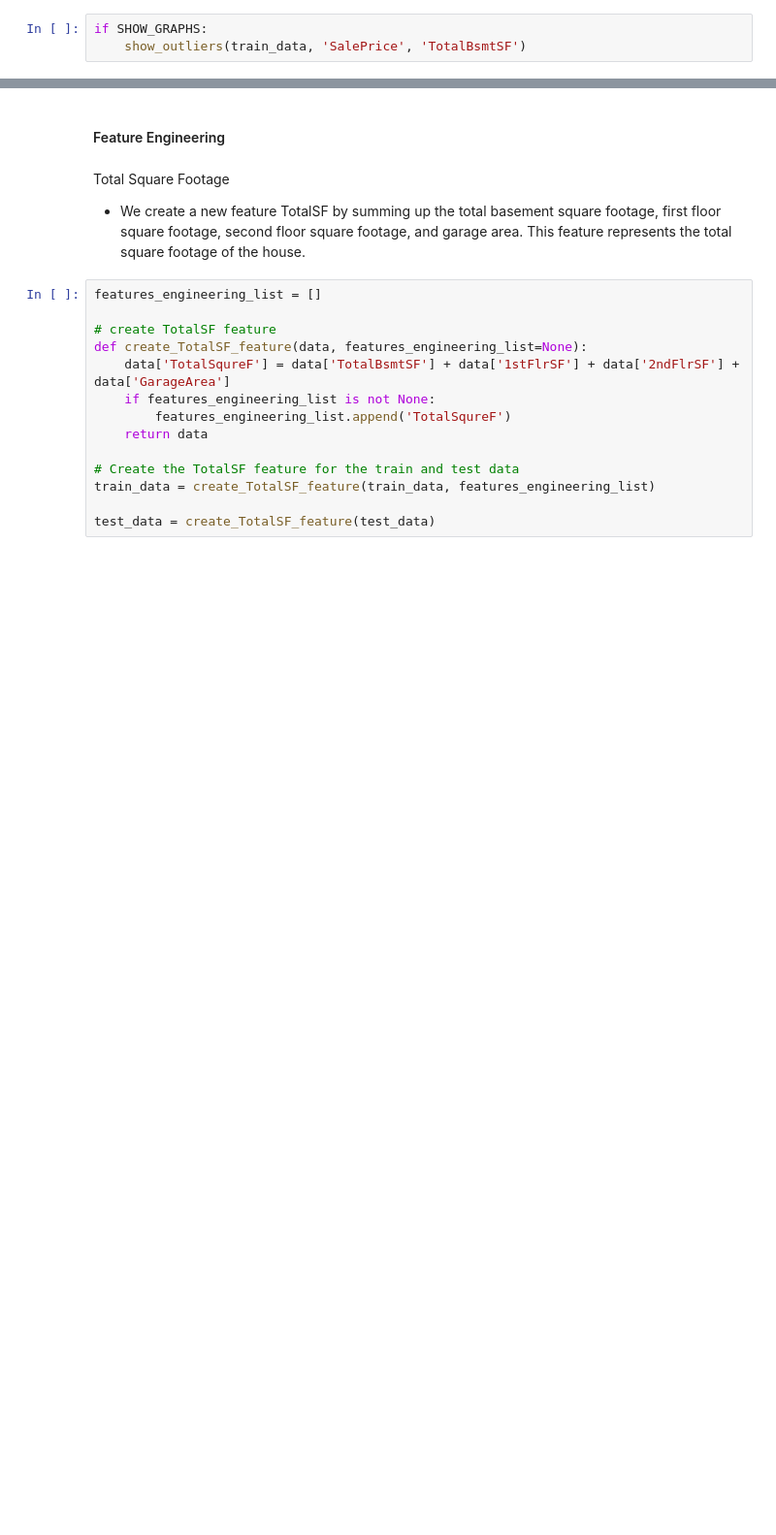
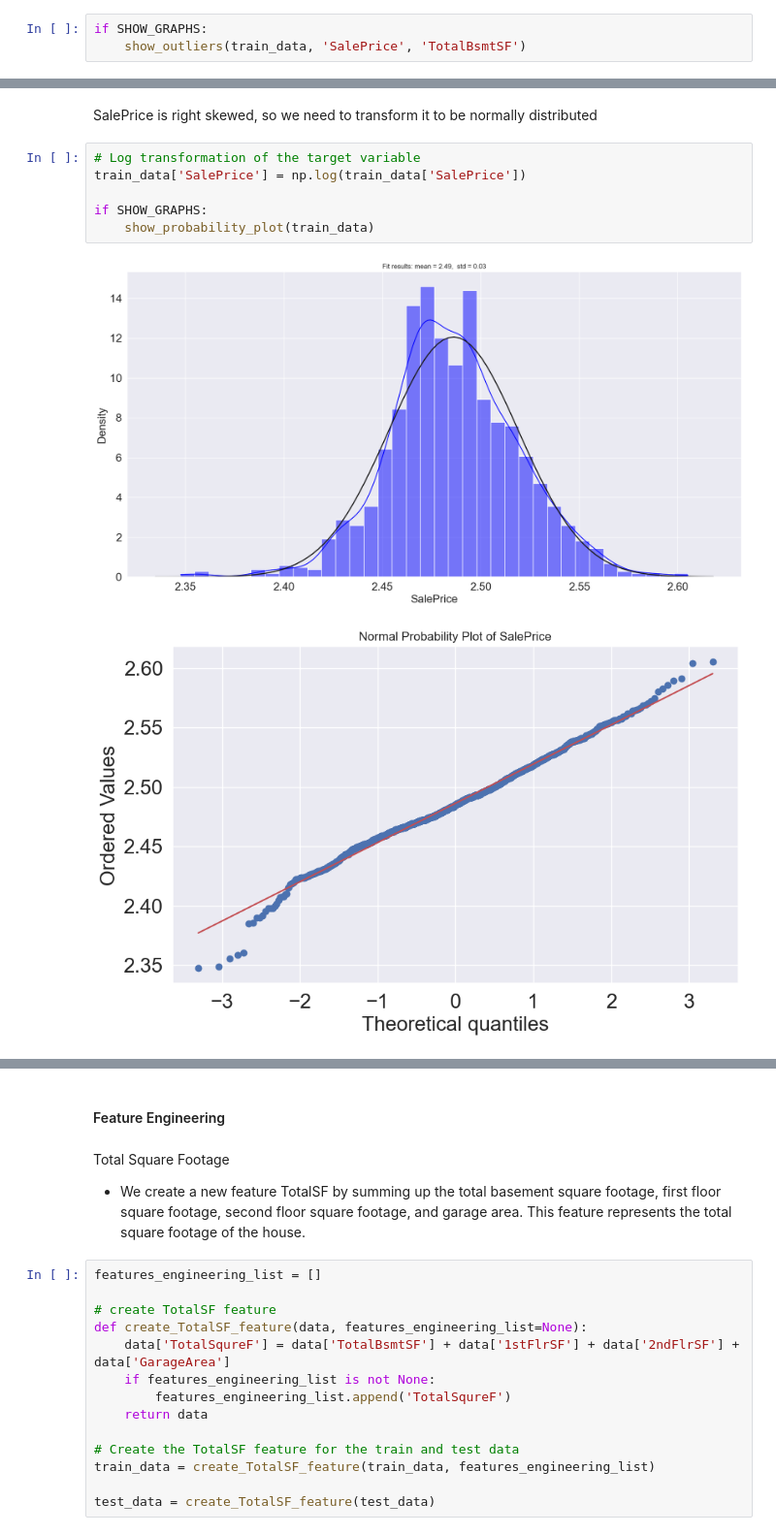
Before and after one commit to yayaya142/House-Prices-ML, a Jupyter notebook: src/house_prices.ipynb, the cells around one changed output, grey strips where cells are left out. Shown at 97% size. Cells and saved outputs as stored; diff of their text form; blank space fills up the shorter version.

```diff
--- a/src/house_prices.ipynb
+++ b/src/house_prices.ipynb
@@ -557,0 +431,11 @@ if SHOW_GRAPHS:
+# %% [markdown]
+SalePrice is right skewed, so we need to transform it to be normally distributed
+# %%
+# Log transformation of the target variable
+train_data['SalePrice'] = np.log(train_data['SalePrice'])
+
+if SHOW_GRAPHS:
+    show_probability_plot(train_data)
+# %% [output]
+[figure, added]
+[figure, added]
```
Also changed, not shown: parts of 32 cells of this notebook.
